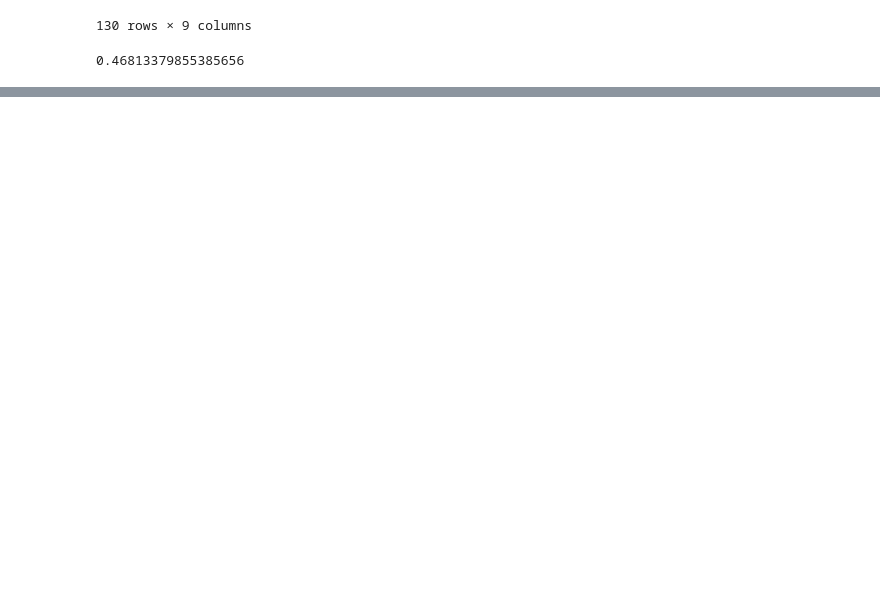
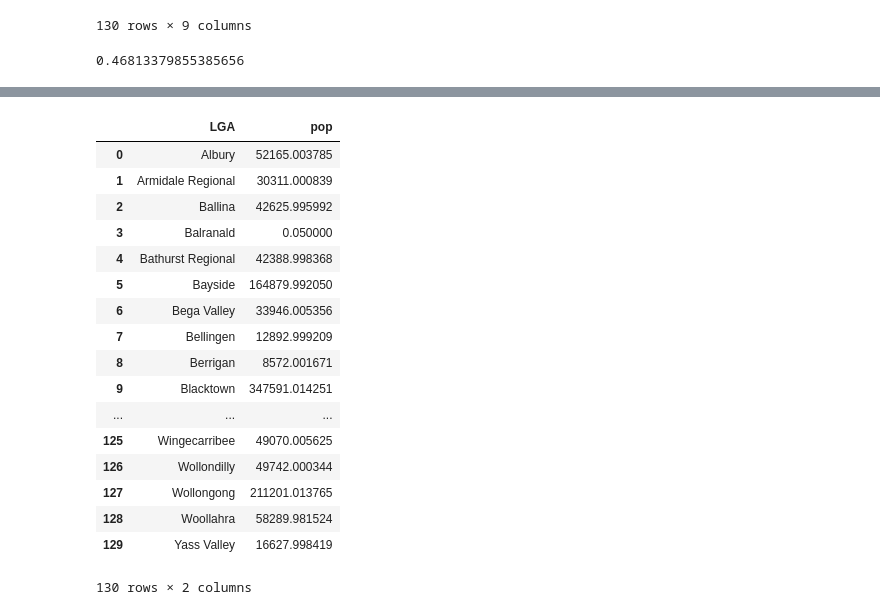
Before and after one commit to desultir/capstone, a Jupyter notebook: notebooks/tdm/gp model.ipynb, the cells around one changed output, grey strips where cells are left out. Saved outputs shown, nothing was run; the diff lists cells and outputs as text; code cells hidden in the pictures; blank space fills up the shorter version.

```diff
--- a/notebooks/tdm/gp model.ipynb
+++ b/notebooks/tdm/gp model.ipynb
@@ -79,2 +71,31 @@ target
+# %%
+#to get 2016 population, we divide total by rate
+total_assault = target.loc[(target["Year"] == 2016) & (target["Type"] == "Total")]["Assault - domestic violence"]
+rate_assault = target.loc[(target["Year"] == 2016) & (target["Type"] == "Rate per 100,000 population")]["Assault - domestic violence"].fillna(10000000)
+
+population = np.divide(total_assault.values,rate_assault.values) * 100000
+lga_names = target[["LGA"]][:130]
+lga_names["pop"] = population
+
+lga_names
+# %% [output]
+|  | LGA | pop |
+| 0 | Albury | 52165.003785 |
+| 1 | Armidale Regional | 30311.000839 |
+| 2 | Ballina | 42625.995992 |
+| 3 | Balranald | 0.050000 |
+| 4 | Bathurst Regional | 42388.998368 |
+| 5 | Bayside | 164879.992050 |
+| 6 | Bega Valley | 33946.005356 |
+| 7 | Bellingen | 12892.999209 |
+| 8 | Berrigan | 8572.001671 |
+| 9 | Blacktown | 347591.014251 |
+| ... | ... | ... |
+| 125 | Wingecarribee | 49070.005625 |
+| 126 | Wollondilly | 49742.000344 |
+| 127 | Wollongong | 211201.013765 |
+| 128 | Woollahra | 58289.981524 |
+| 129 | Yass Valley | 16627.998419 |
+130 rows × 2 columns
 # %%
 # impute with 1, 0 is bad for log
```
Also changed, not shown: parts of 14 cells of this notebook, 8 other files.
